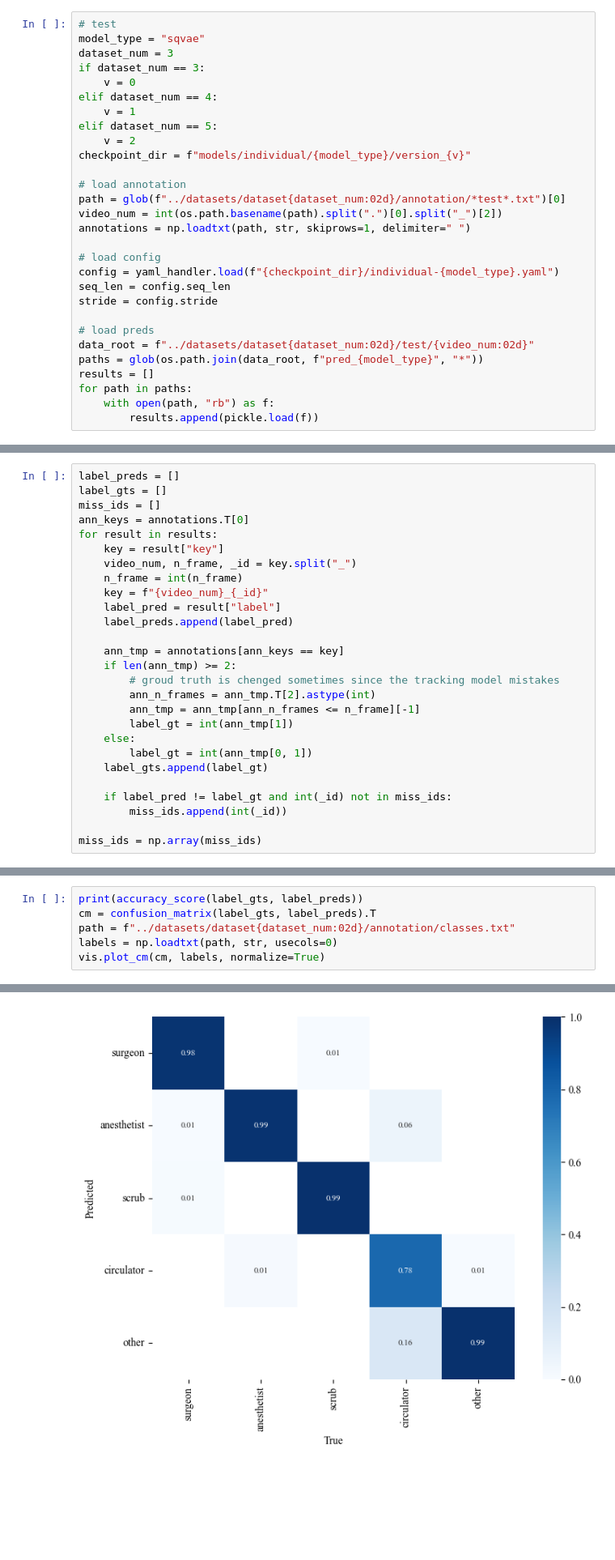
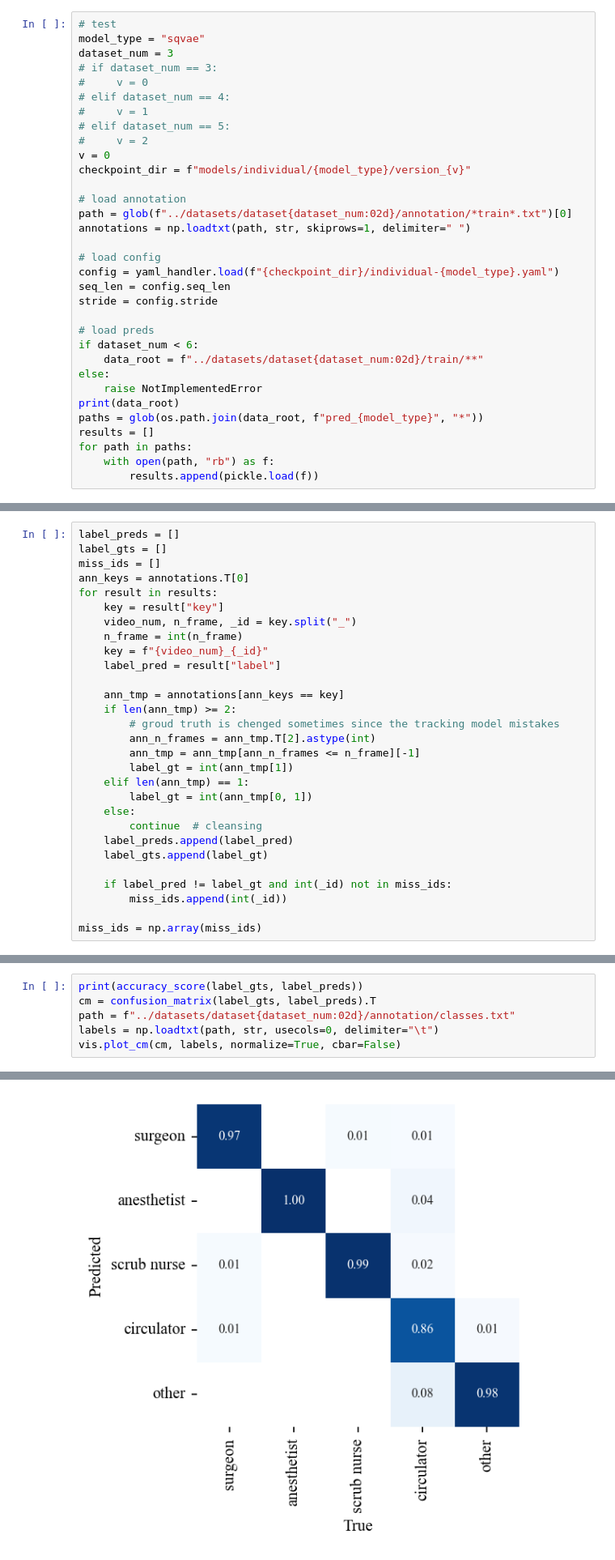
Before and after one commit to kojikojiprg/har-for-or, a Jupyter notebook: notebooks/test_invididual_label_corr.ipynb, the cells around one changed output, grey strips where cells are left out. Shown at 81% size. Drawn from its saved outputs; the diff is of its cells as text; blank space fills up the shorter version.

```diff
--- a/notebooks/test_invididual_label_corr.ipynb
+++ b/notebooks/test_invididual_label_corr.ipynb
@@ -48,17 +50,17 @@ from src.utils import video, yaml_handler, vis
 # test
 model_type = "sqvae"
 dataset_num = 3
-if dataset_num == 3:
-    v = 0
-elif dataset_num == 4:
-    v = 1
-elif dataset_num == 5:
-    v = 2
+# if dataset_num == 3:
+#     v = 0
+# elif dataset_num == 4:
+#     v = 1
+# elif dataset_num == 5:
+#     v = 2
+v = 0
 checkpoint_dir = f"models/individual/{model_type}/version_{v}"
 
 # load annotation
-path = glob(f"../datasets/dataset{dataset_num:02d}/annotation/*test*.txt")[0]
-video_num = int(os.path.basename(path).split(".")[0].split("_")[2])
+path = glob(f"../datasets/dataset{dataset_num:02d}/annotation/*train*.txt")[0]
 annotations = np.loadtxt(path, str, skiprows=1, delimiter=" ")
 
 # load config
@@ -67,7 +69,11 @@ seq_len = config.seq_len
 stride = config.stride
 
 # load preds
-data_root = f"../datasets/dataset{dataset_num:02d}/test/{video_num:02d}"
+if dataset_num < 6:
+    data_root = f"../datasets/dataset{dataset_num:02d}/train/**"
+else:
+    raise NotImplementedError
+print(data_root)
 paths = glob(os.path.join(data_root, f"pred_{model_type}", "*"))
 results = []
 for path in paths:
@@ -84,7 +92,6 @@ for result in results:
     n_frame = int(n_frame)
     key = f"{video_num}_{_id}"
     label_pred = result["label"]
-    label_preds.append(label_pred)
 
     ann_tmp = annotations[ann_keys == key]
     if len(ann_tmp) >= 2:
@@ -92,8 +99,11 @@ for result in results:
         ann_n_frames = ann_tmp.T[2].astype(int)
         ann_tmp = ann_tmp[ann_n_frames <= n_frame][-1]
         label_gt = int(ann_tmp[1])
+    elif len(ann_tmp) == 1:
+        label_gt = int(ann_tmp[0, 1])
     else:
-        label_gt = int(ann_tmp[0, 1])
+        continue  # cleansing
+    label_preds.append(label_pred)
     label_gts.append(label_gt)
 
     if label_pred != label_gt and int(_id) not in miss_ids:
@@ -114,6 +124,6 @@ label_counts
 print(accuracy_score(label_gts, label_preds))
 cm = confusion_matrix(label_gts, label_preds).T
 path = f"../datasets/dataset{dataset_num:02d}/annotation/classes.txt"
-labels = np.loadtxt(path, str, usecols=0)
-vis.plot_cm(cm, labels, normalize=True)
+labels = np.loadtxt(path, str, usecols=0, delimiter="\t")
+vis.plot_cm(cm, labels, normalize=True, cbar=False)
 # %% [output]
@@ -121 +131 @@ vis.plot_cm(cm, labels, normalize=True)
-[figure, old version]
+[figure, new version]
```
Also changed, not shown: parts of 20 cells of this notebook.
